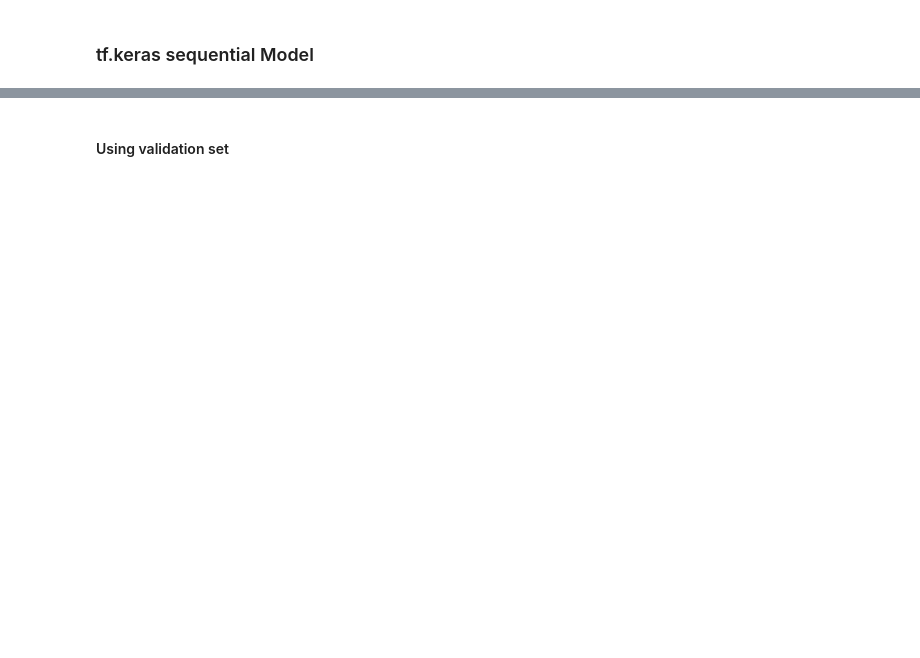
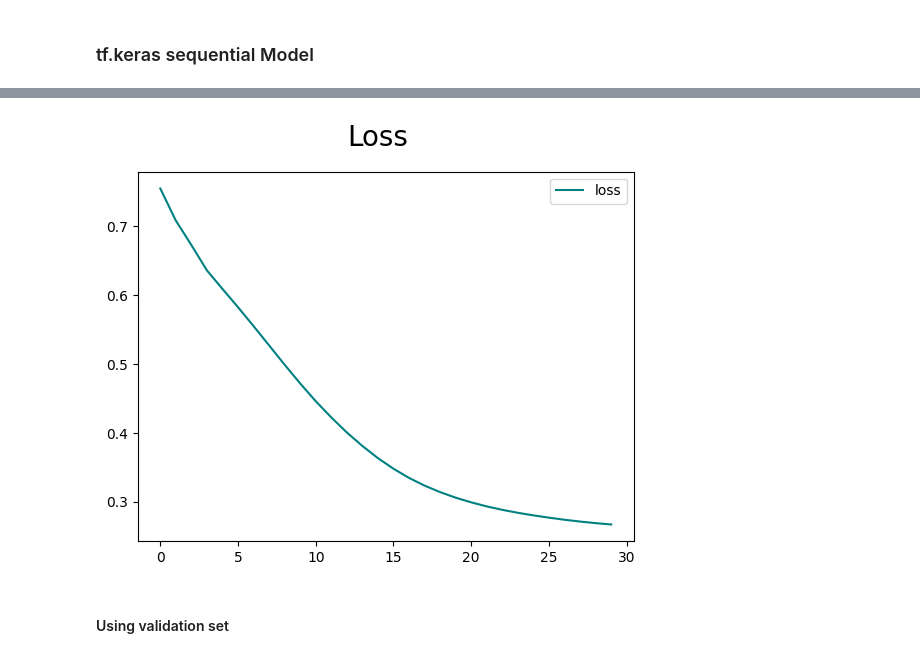
Before and after one commit to bufferOverflow06/MachineLearning, a Jupyter notebook: Neural_Networks/sample_nn.ipynb, the cells around one changed output, grey strips where cells are left out. Saved outputs shown, nothing was run; the diff lists cells and outputs as text; code cells hidden in the pictures; blank space fills up the shorter version.

```diff
--- a/Neural_Networks/sample_nn.ipynb
+++ b/Neural_Networks/sample_nn.ipynb
@@ -128,3 +150,13 @@ Epoch 30/30
+# %%
+import matplotlib.pyplot as plt
+
+fig = plt.figure()
+plt.plot(model1.history['loss'],color = 'teal',label = 'loss')
+fig.suptitle('Loss', fontsize=20)
+plt.legend(loc='upper right')
+plt.show()
+# %% [output]
+[figure, added]
 # %% [markdown]
 #### Using validation set
 # %%
```
Also changed, not shown: parts of 16 cells of this notebook, 1 other file.
